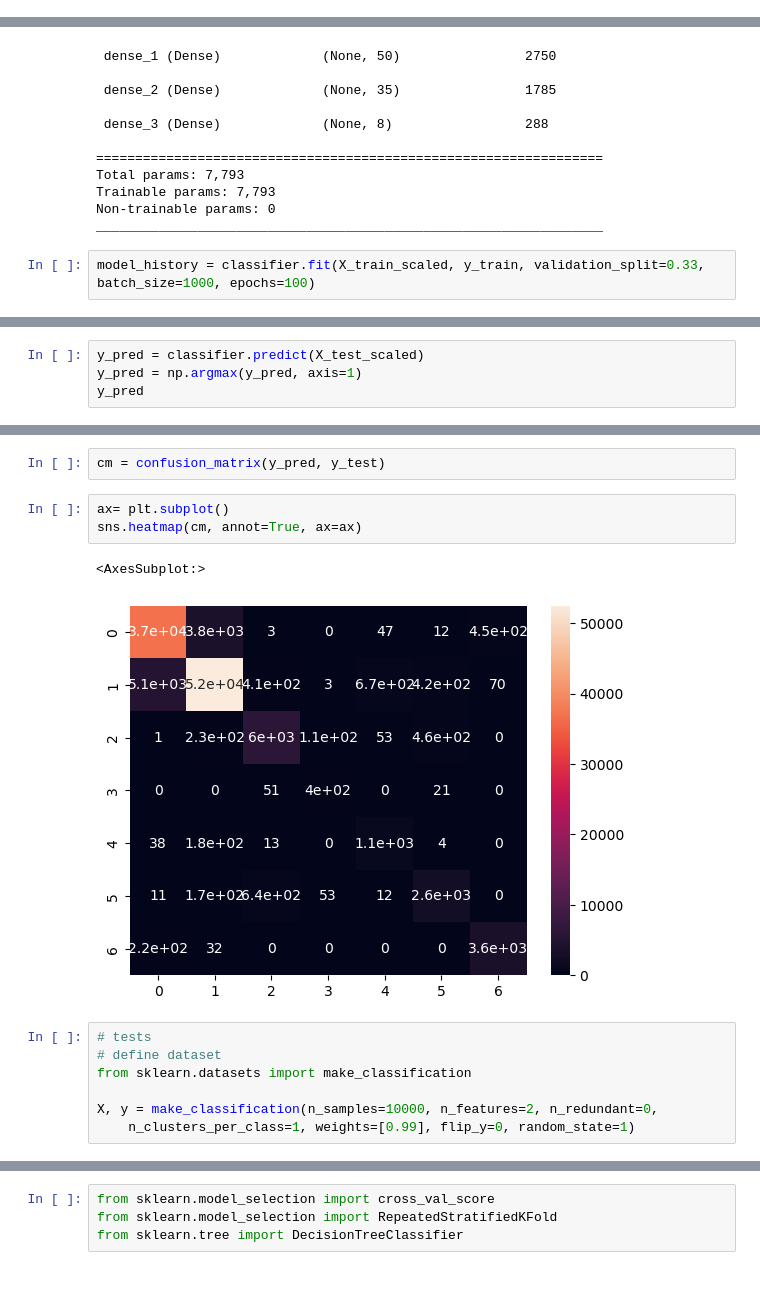
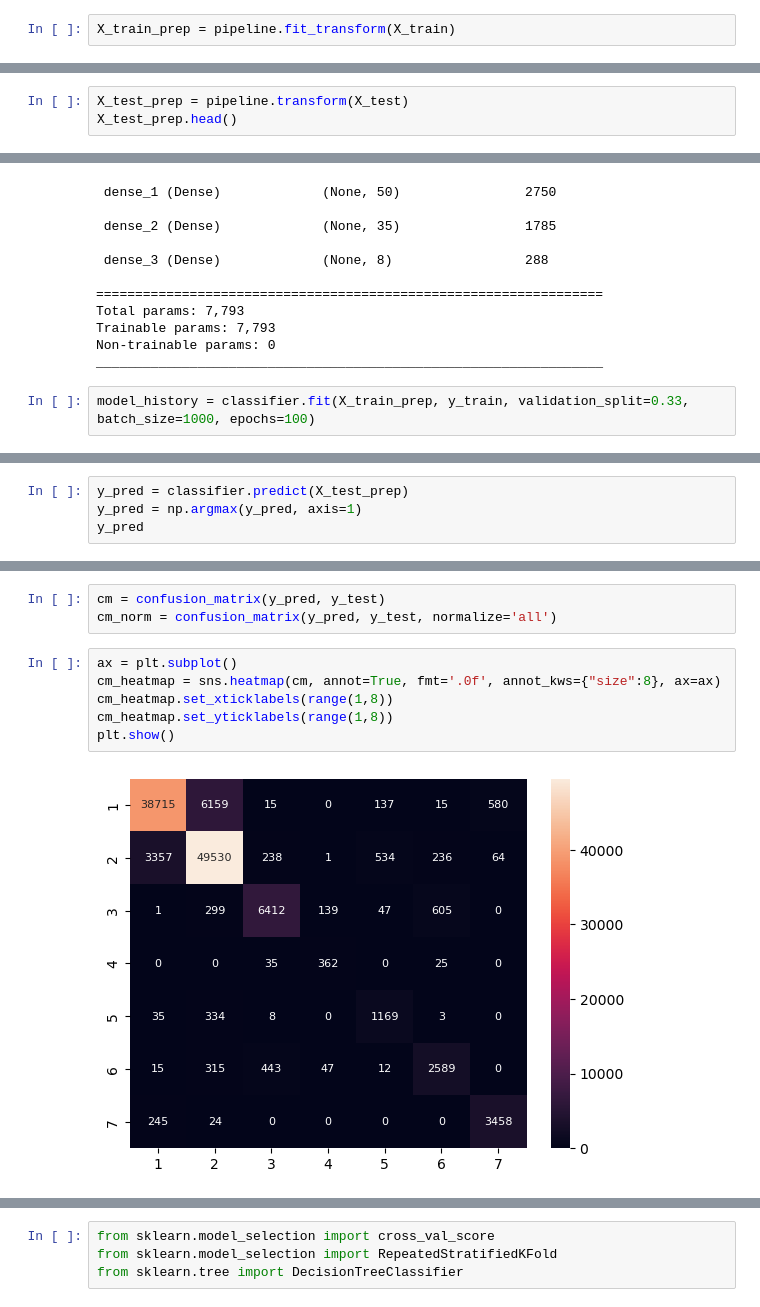
Before and after one commit to PawelJWieczorek/pwieczorek, a Jupyter notebook: cover_type_classification_nn.ipynb, the cells around one changed output, grey strips where cells are left out. Cells and saved outputs as stored; diff of their text form; blank space fills up the shorter version.

```diff
--- a/cover_type_classification_nn.ipynb
+++ b/cover_type_classification_nn.ipynb
@@ -126 +233,3 @@ for col in cols:
+# %%
+X_train_prep = pipeline.fit_transform(X_train)
 # %%
@@ -160,0 +245,3 @@ Name: Cover_Type, dtype: int64
+# %%
+X_test_prep = pipeline.transform(X_test)
+X_test_prep.head()
@@ -188,6 +284,6 @@ Trainable params: 7,793
 Non-trainable params: 0
 _________________________________________________________________
 # %%
-model_history = classifier.fit(X_train_scaled, y_train, validation_split=0.33, batch_size=1000, epochs=100)
+model_history = classifier.fit(X_train_prep, y_train, validation_split=0.33, batch_size=1000, epochs=100)
 # %% [output]
 Epoch 1/100
@@ -216,5 +312,5 @@ score
 # %%
-y_pred = classifier.predict(X_test_scaled)
+y_pred = classifier.predict(X_test_prep)
 y_pred = np.argmax(y_pred, axis=1)
 y_pred
 # %% [output]
@@ -272,15 +493,11 @@ plt.show()
 # %%
 cm = confusion_matrix(y_pred, y_test)
+cm_norm = confusion_matrix(y_pred, y_test, normalize='all')
 # %%
-ax= plt.subplot()
-sns.heatmap(cm, annot=True, ax=ax)
+ax = plt.subplot()
+cm_heatmap = sns.heatmap(cm, annot=True, fmt='.0f', annot_kws={"size":8}, ax=ax)
+cm_heatmap.set_xticklabels(range(1,8))
+cm_heatmap.set_yticklabels(range(1,8))
+plt.show()
 # %% [output]
-<AxesSubplot:>
-[figure, old version]
+[figure, new version]
-# %%
-# tests
-# define dataset
-from sklearn.datasets import make_classification
-
-X, y = make_classification(n_samples=10000, n_features=2, n_redundant=0,
-    n_clusters_per_class=1, weights=[0.99], flip_y=0, random_state=1)
```
Also changed, not shown: parts of 98 cells of this notebook.
